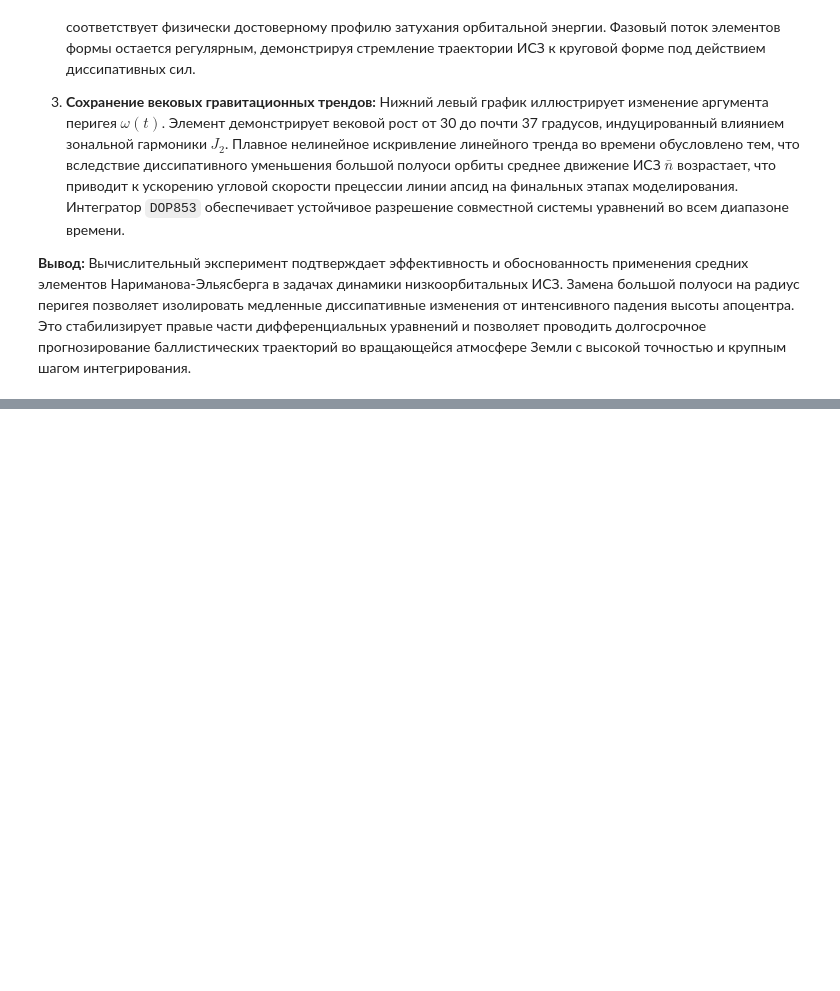
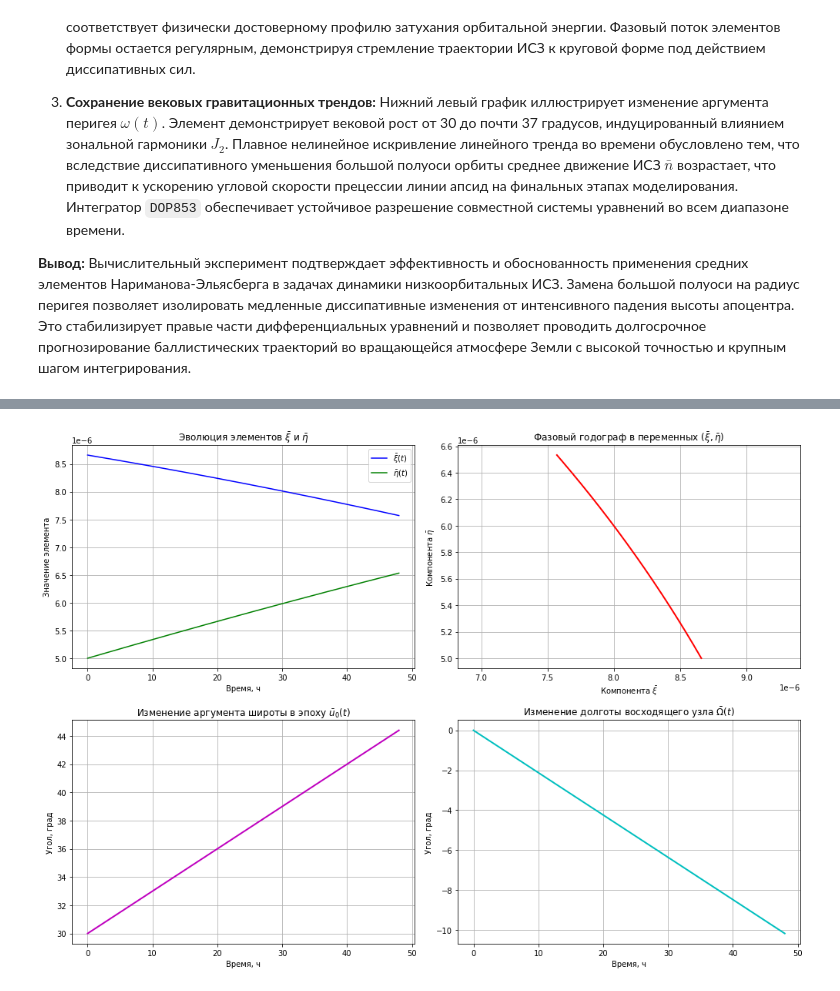
Before and after one commit to DPritykin/nonlinear-dynamics, a Jupyter notebook: Asymtotic Methods in Astrodynamics/C.2 Системы средних элементов в орбитальной динамике.ipynb, the cells around one changed output, grey strips where cells are left out. Drawn from its saved outputs; the diff is of its cells as text; code cells hidden in the pictures; blank space fills up the shorter version.

```diff
--- a/Asymtotic Methods in Astrodynamics/C.2 Системы средних элементов в орбитальной динамике.ipynb
+++ b/Asymtotic Methods in Astrodynamics/C.2 Системы средних элементов в орбитальной динамике.ipynb
@@ -1185,0 +1259,97 @@ plt.show()
+# %%
+import numpy as np
+import matplotlib.pyplot as plt
+from scipy.integrate import solve_ivp
+
+# Константы модели
+MU = 398600.44       # Гравитационный параметр Земли, км^3/с^2
+R_E = 6378.137       # Экваториальный радиус Земли, км
+J2 = 1.082626e-3     # Вторая зональная гармоника
+
+def ekstein_ustinov_derivatives(t, y):
+    """
+    Правые части вековых уравнений движения в элементах Экштейна - Устинова от J2.
+    y = [a, xi, eta, i, Omega, u0]
+    """
+    a, xi, eta, i, Omega, u0 = y
+
+    if a <= 0:
+        return [0.0, 0.0, 0.0, 0.0, 0.0, 0.0]
+
+    n = np.sqrt(MU / a**3)
+
+    # Скорость вращения линии апсид для кругового приближения
+    dot_omega_j2 = 0.75 * J2 * (R_E / a)**2 * n * (4.0 - 5.0 * np.sin(i)**2)
+
+    # Уравнения вековой эволюции элементов формы
+    da_dt = 0.0
+    dxi_dt = -eta * dot_omega_j2
+    deta_dt = xi * dot_omega_j2
+    di_dt = 0.0
+
+    # Уравнения вековой эволюции угловых элементов
+    dOmega_dt = -1.5 * J2 * (R_E / a)**2 * n * np.cos(i)
+    du0_dt = dot_omega_j2 + 0.75 * J2 * (R_E / a)**2 * n * (3.0 * np.cos(i)**2 - 1.0)
+
+    return [da_dt, dxi_dt, deta_dt, di_dt, dOmega_dt, du0_dt]
+
+# Временная сетка моделирования (48 часов в секундах)
+t_span = (0, 48 * 3600)
+t_eval = np.linspace(t_span[0], t_span[1], 2000)
+
+# Начальные условия для квазикруговой орбиты ИСЗ (высота ~620 км)
+a0 = R_E + 621.863                    # Большая полуось, км
+e0 = 1e-5                             # Квазикруговая орбита
+i0 = np.radians(45.0)                 # Наклонение, рад
+Omega0 = np.radians(0.0)
+omega0 = np.radians(30.0)
+M0 = np.radians(0.0)
+
+# Пересчет начальных условий в элементы Экштейна - Устинова
+xi0 = e0 * np.cos(omega0)
+eta0 = e0 * np.sin(omega0)
+u0_init = omega0 + M0
+
+y0_eu = [a0, xi0, eta0, i0, Omega0, u0_init]
+
+# Интегрирование регулярной системы уравнений методом DOP853
+sol_eu = solve_ivp(ekstein_ustinov_derivatives, t_span, y0_eu, t_eval=t_eval, method='DOP853', rtol=1e-11, atol=1e-13)
+
+# Визуализация результатов вычислительного эксперимента
+fig, axs = plt.subplots(2, 2, figsize=(14, 10))
+
+# График 1: Изменение переменных xi и eta во времени
+axs[0, 0].plot(sol_eu.t / 3600, sol_eu.y[1], 'b-', label=r'$\bar{\xi}(t)$')
+axs[0, 0].plot(sol_eu.t / 3600, sol_eu.y[2], 'g-', label=r'$\bar{\eta}(t)$')
+axs[0, 0].set_title(r'Эволюция элементов $\bar{\xi}$ и $\bar{\eta}$')
+axs[0, 0].set_xlabel('Время, ч')
+axs[0, 0].set_ylabel('Значение элемента')
+axs[0, 0].grid(True)
+axs[0, 0].legend()
+
+# График 2: Фазовый годограф вектора эксцентриситета в плоскости (xi, eta)
+axs[0, 1].plot(sol_eu.y[1], sol_eu.y[2], 'r-', linewidth=2)
+axs[0, 1].set_title(r'Фазовый годограф в переменных $(\bar{\xi}, \bar{\eta})$')
+axs[0, 1].set_xlabel(r'Компонента $\bar{\xi}$')
+axs[0, 1].set_ylabel(r'Компонента $\bar{\eta}$')
+axs[0, 1].grid(True)
+axs[0, 1].axis('equal')
+
+# График 3: Линейное изменение аргумента широты в эпоху
+axs[1, 0].plot(sol_eu.t / 3600, np.degrees(np.unwrap(sol_eu.y[5])), 'm-', linewidth=2)
+axs[1, 0].set_title(r'Изменение аргумента широты в эпоху $\bar{u}_0(t)$')
+axs[1, 0].set_xlabel('Время, ч')
+axs[1, 0].set_ylabel('Угол, град')
+axs[1, 0].grid(True)
+
+# График 4: Изменение долготы восходящего узла во времени
+axs[1, 1].plot(sol_eu.t / 3600, np.degrees(np.unwrap(sol_eu.y[4])), 'c-', linewidth=2)
+axs[1, 1].set_title(r'Изменение долготы восходящего узла $\bar{\Omega}(t)$')
+axs[1, 1].set_xlabel('Время, ч')
+axs[1, 1].set_ylabel('Угол, град')
+axs[1, 1].grid(True)
+
+plt.tight_layout()
+plt.show()
+# %% [output]
+[figure, added]
```
Also changed, not shown: parts of 13 cells of this notebook.
